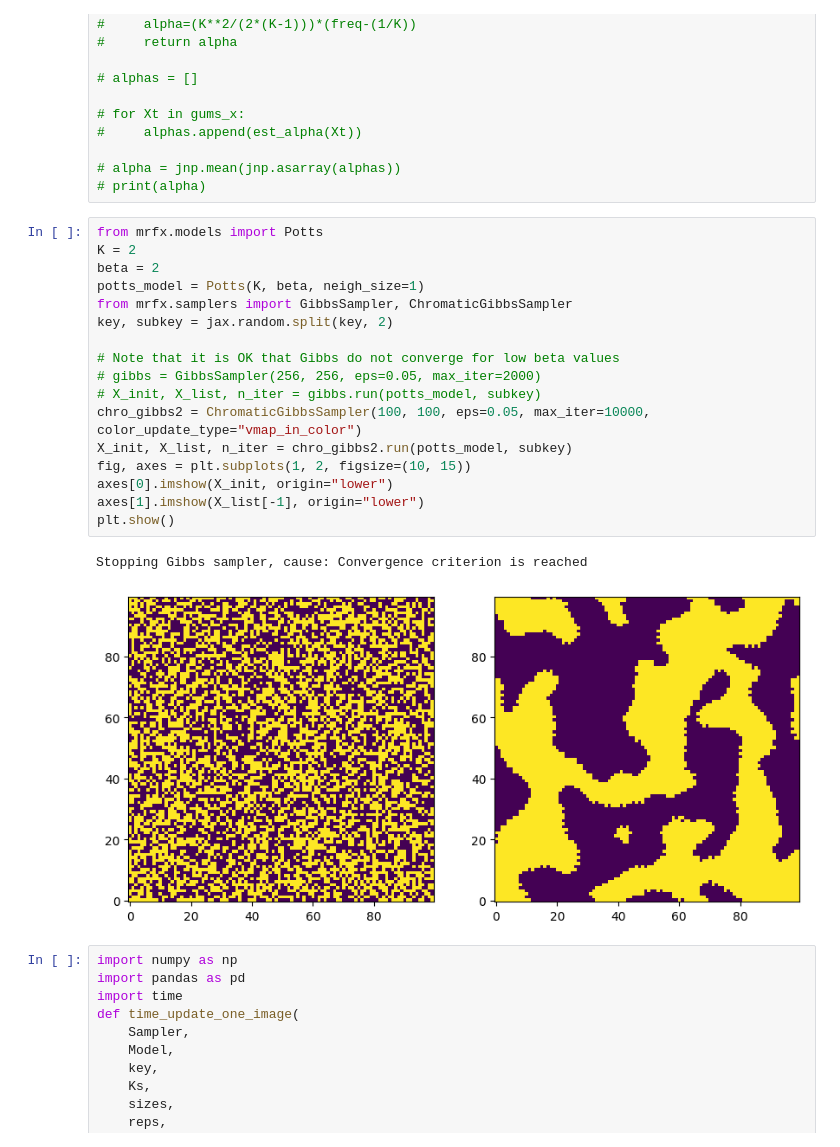
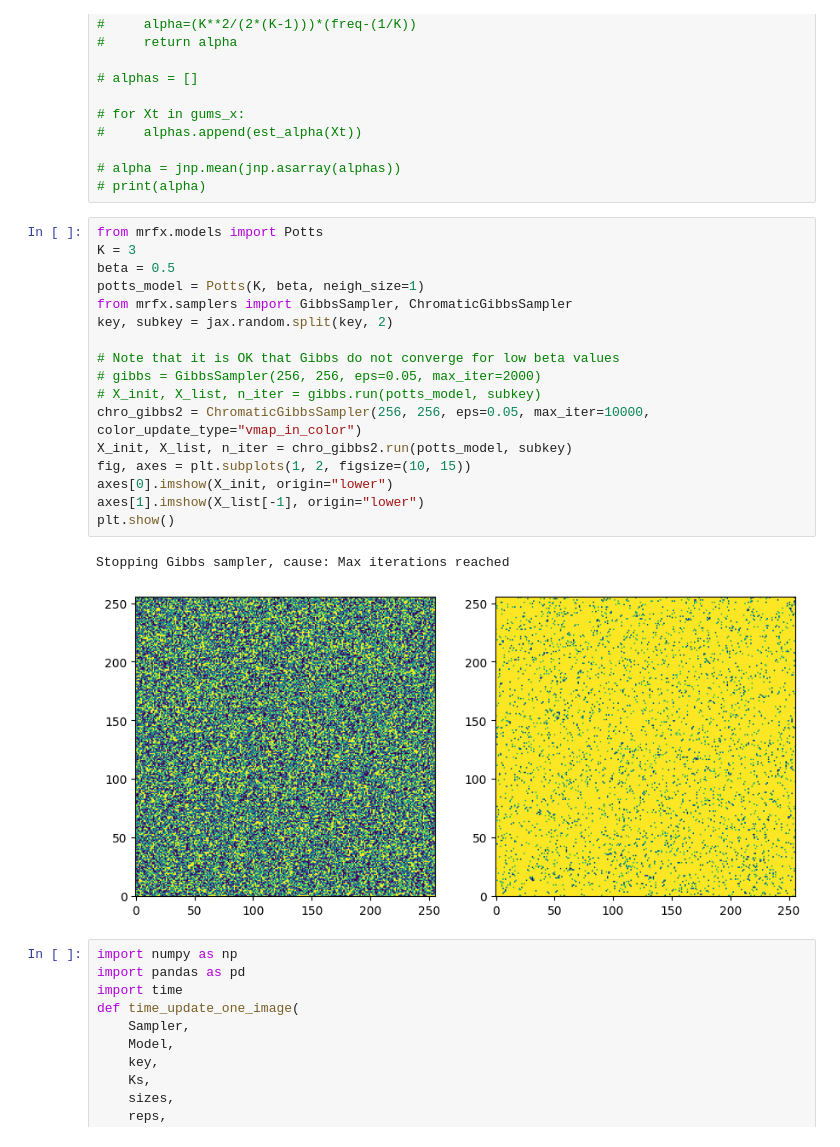
Before and after one commit to HGangloff/mrfx, a Jupyter notebook: notebooks/gums.ipynb, the cells around one changed output. Cells and saved outputs as stored; diff of their text form.

```diff
--- a/notebooks/gums.ipynb
+++ b/notebooks/gums.ipynb
@@ -62,24 +62,24 @@ plt.show()
 # print(alpha)
 # %%
 from mrfx.models import Potts
-K = 2
-beta = 2
+K = 3
+beta = 0.5
 potts_model = Potts(K, beta, neigh_size=1)
 from mrfx.samplers import GibbsSampler, ChromaticGibbsSampler
 key, subkey = jax.random.split(key, 2)
 
 # Note that it is OK that Gibbs do not converge for low beta values
 # gibbs = GibbsSampler(256, 256, eps=0.05, max_iter=2000)
 # X_init, X_list, n_iter = gibbs.run(potts_model, subkey)
-chro_gibbs2 = ChromaticGibbsSampler(100, 100, eps=0.05, max_iter=10000, color_update_type="vmap_in_color")
+chro_gibbs2 = ChromaticGibbsSampler(256, 256, eps=0.05, max_iter=10000, color_update_type="vmap_in_color")
 X_init, X_list, n_iter = chro_gibbs2.run(potts_model, subkey)
 fig, axes = plt.subplots(1, 2, figsize=(10, 15))
 axes[0].imshow(X_init, origin="lower")
 axes[1].imshow(X_list[-1], origin="lower")
 plt.show()
 # %% [output]
-Stopping Gibbs sampler, cause: Convergence criterion is reached
+Stopping Gibbs sampler, cause: Max iterations reached
-[figure, old version]
+[figure, new version]
 # %%
 import numpy as np
 import pandas as pd
```
Also changed, not shown: parts of 15 cells of this notebook, 1 other file.
